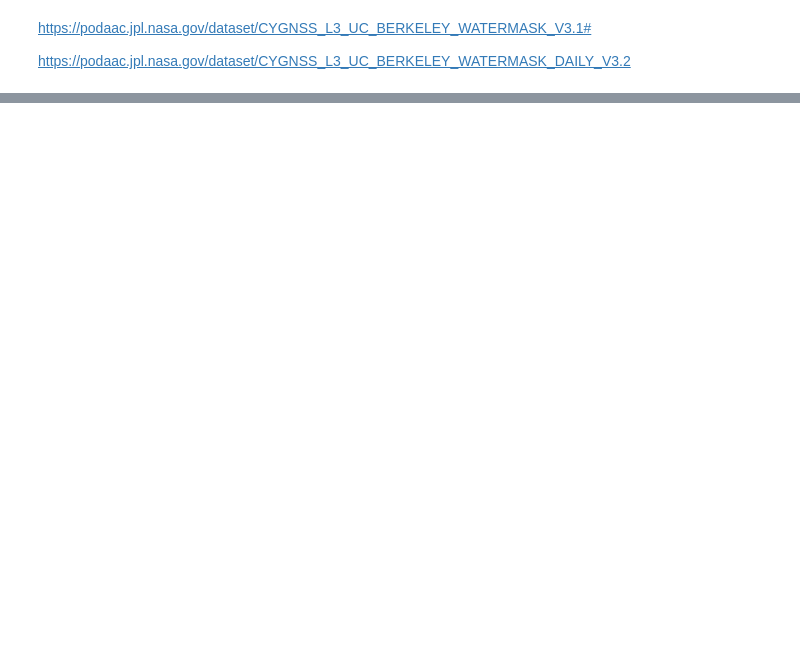
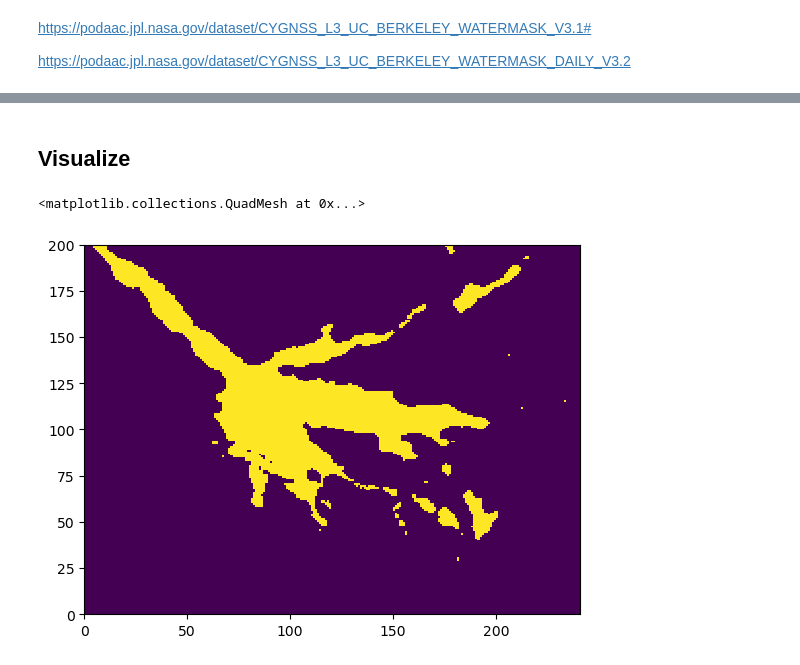
Before and after one commit to octavia-crompton/dswe-inman-lyons, a Jupyter notebook: notebooks/Download CYGNSS data.ipynb, the cells around one changed output, grey strips where cells are left out. Cells and saved outputs as stored; diff of their text form; code cells hidden in the pictures; blank space fills up the shorter version.

```diff
--- a/notebooks/Download CYGNSS data.ipynb
+++ b/notebooks/Download CYGNSS data.ipynb
@@ -225,0 +313,13 @@ Trial file written: cygnss_okavango_full/crops_nc/okav_2023-08_2.nc
+# %% [markdown]
+## Visualize
+# %%
+import matplotlib.pyplot as plt
+import xarray as xr
+# ds = xr.open_dataset('cygnss_okavango_full/crops_nc/okav_2025-07.nc', decode_times=False)
+# plt.imshow(ds['watermask'])
+
+ds = xr.open_dataset('../data/cygnss_okavango_full/crops_nc/okav_2025-05.nc', decode_times=False)
+plt.pcolormesh(ds['watermask'])
+# %% [output]
+<matplotlib.collections.QuadMesh at 0x...>
+[figure, added]
```
Also changed, not shown: parts of 17 cells of this notebook, 9 other files.
